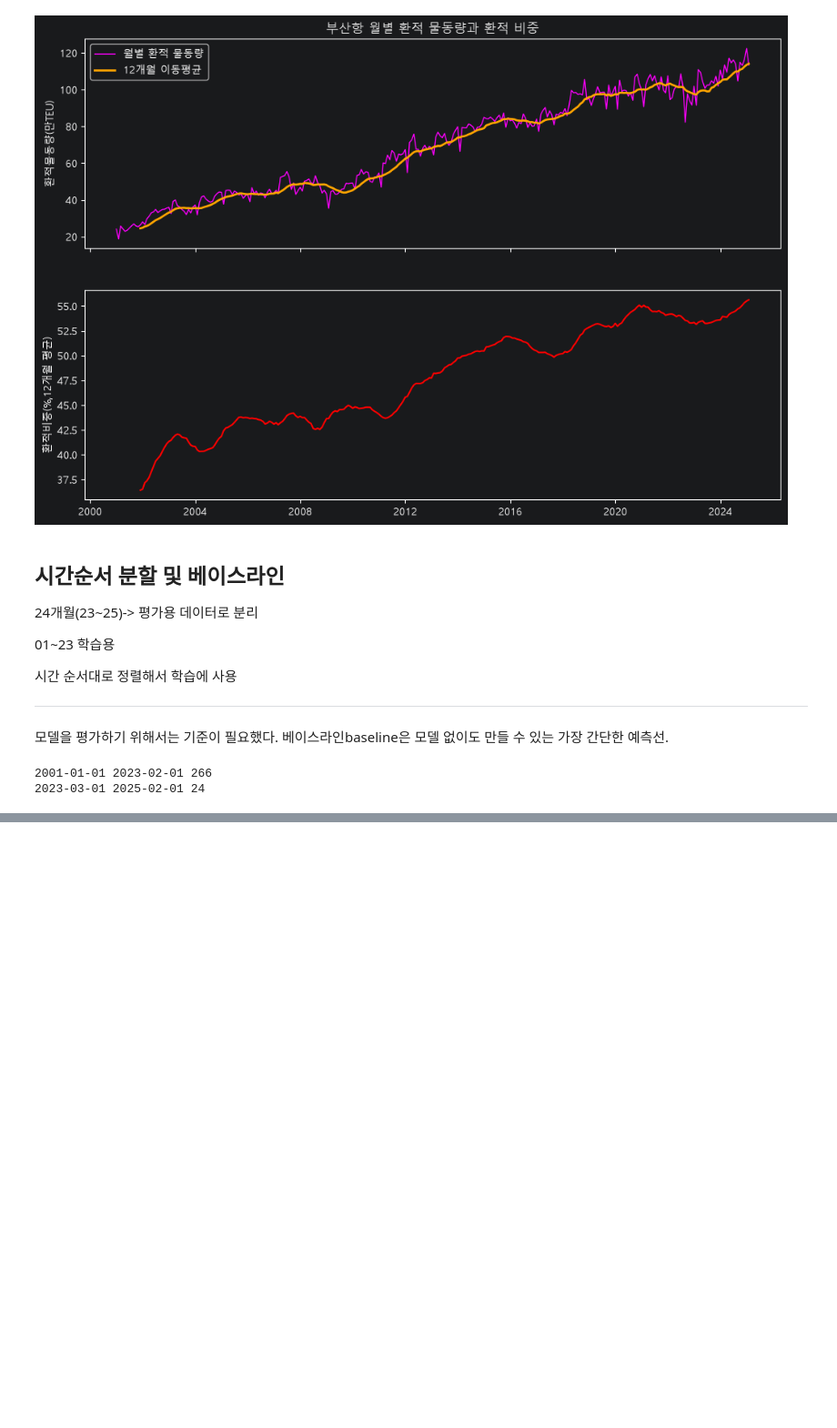
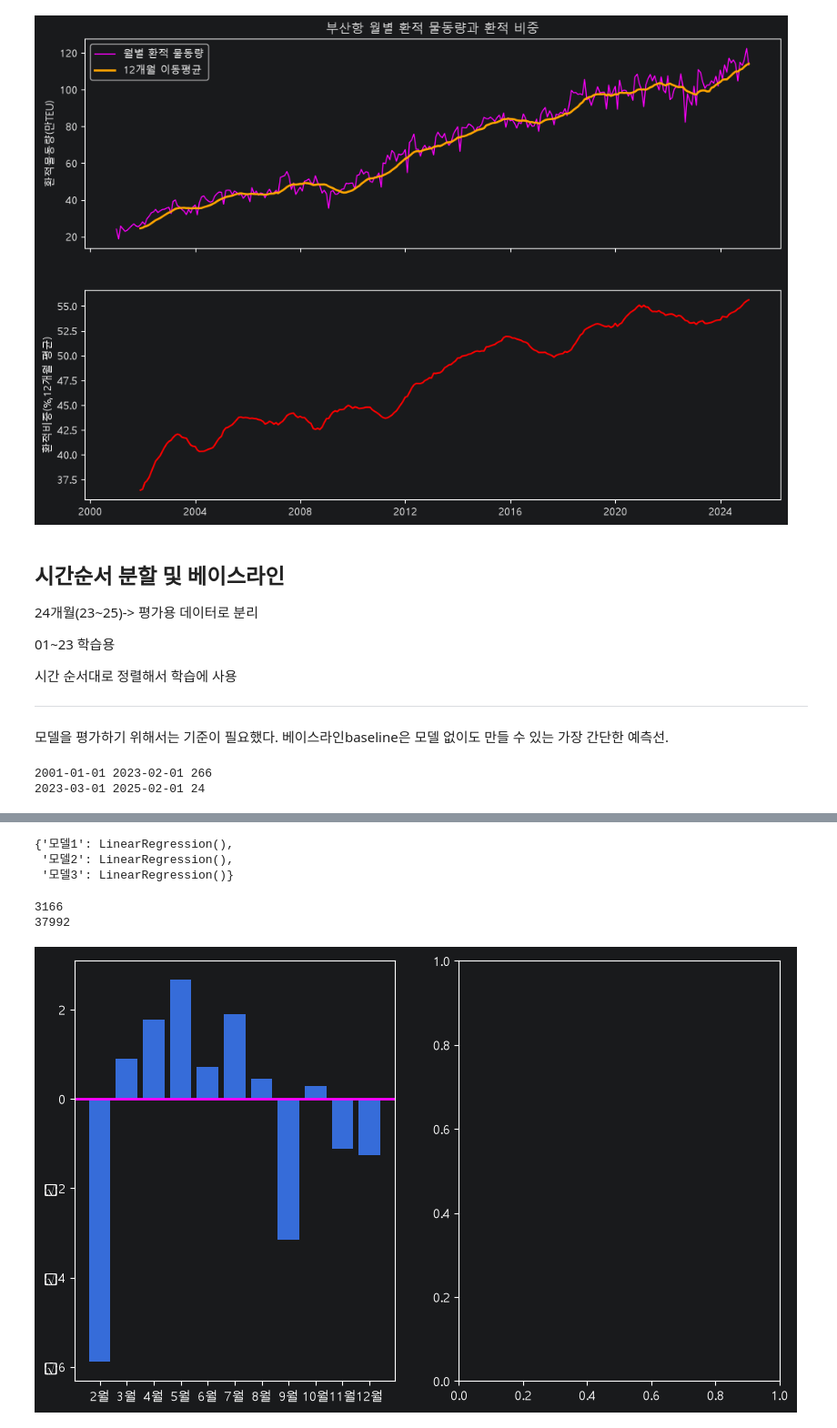
Before and after one commit to dorothy1088/smartport, a Jupyter notebook: regression.ipynb, the cells around one changed output, grey strips where cells are left out. Shown at 91% size. Cells and saved outputs as stored; diff of their text form; code cells hidden in the pictures; blank space fills up the shorter version.

```diff
--- a/regression.ipynb
+++ b/regression.ipynb
@@ -213,3 +213,9 @@ print(y_test.index[0].date(), y_test.index[-1].date(),len(y_test))
 # %% [output]
 2001-01-01 2023-02-01 266
 2023-03-01 2025-02-01 24
+# %%
+import holidays
+kr_holi = holidays.KR(years=2001)
+
+for holiday, name in sorted(kr_holi.items()):
+    print(f'{holiday},{name}')
@@ -242,0 +278,18 @@ print(X_all.shape) #추석인지 설날인지 알아보기 위해선 x_all로
+# %%
+# 모델을 3개
+
+X_train, X_test  = X_all.loc[y_train.index],X_all.loc[y_test.index]
+feature_sets = {
+    '모델1':['추세'],
+    '모델2':['추세']+[f'{i}월' for i in range(2,13)],
+    '모델3':list(X_all.columns)
+}
+
+predictions, fitted_models = {},{}
+for name, cols in feature_sets.items():
+    reg = LinearRegression()
+    reg.fit(X_train[cols],y_train)
+
+    fitted_models[name] = reg
+
+    predictions[name] = pd.Series(reg.predict(X_test[cols]),index=y_test.index)
@@ -242,0 +316,31 @@ print(X_all.shape) #추석인지 설날인지 알아보기 위해선 x_all로
+# %%
+fitted_models
+# %% [output]
+{'모델1': LinearRegression(),
+ '모델2': LinearRegression(),
+ '모델3': LinearRegression()}
+# %%
+best_model_name = '모델2'
+best_cols = feature_sets[best_model_name]
+best_model = fitted_models[best_model_name]
+
+coef = pd.Series(best_model.coef_,index=best_cols) # 기울기 꺼내올 수 있음
+# %%
+print(f'{round(coef["추세"])}') #달에 그 정도로 증가하고 있더라
+print(f'{round(coef["추세"])*12}') #1년에 이만큼 증가할 것이다.
+# %% [output]
+3166
+37992
+# %%
+month_coef = coef[[f'{i}월' for i in range(2,13)]]
+
+fig, axes = plt.subplots(1,2,figsize=(10,6))
+
+axes[0].bar(month_coef.index, month_coef.values/10_000)
+axes[0].axhline(0,color='magenta', linewidth=2)
+
+
+
+fig.show()
+# %% [output]
+[figure, added]
```
Also changed, not shown: parts of 6 cells of this notebook, 3 other files.
